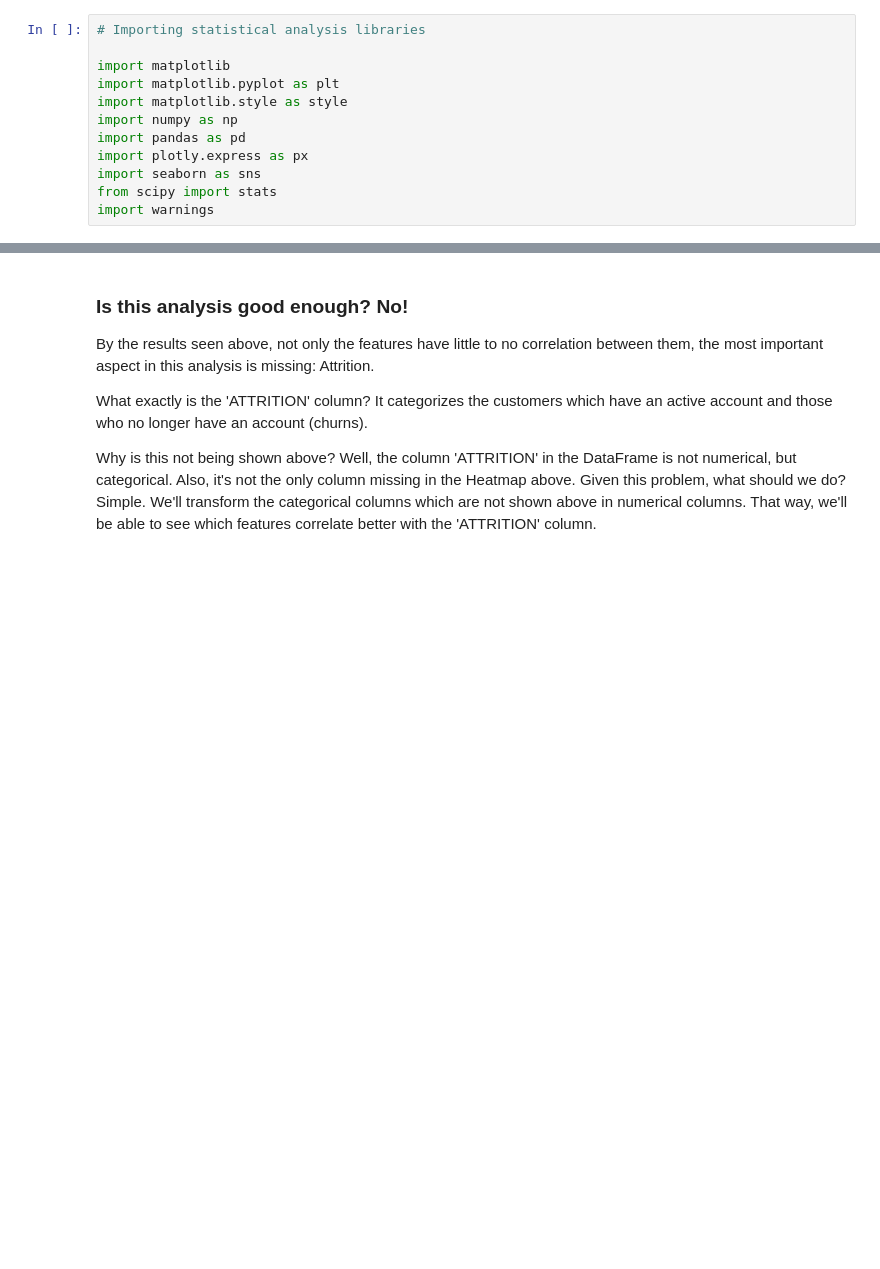
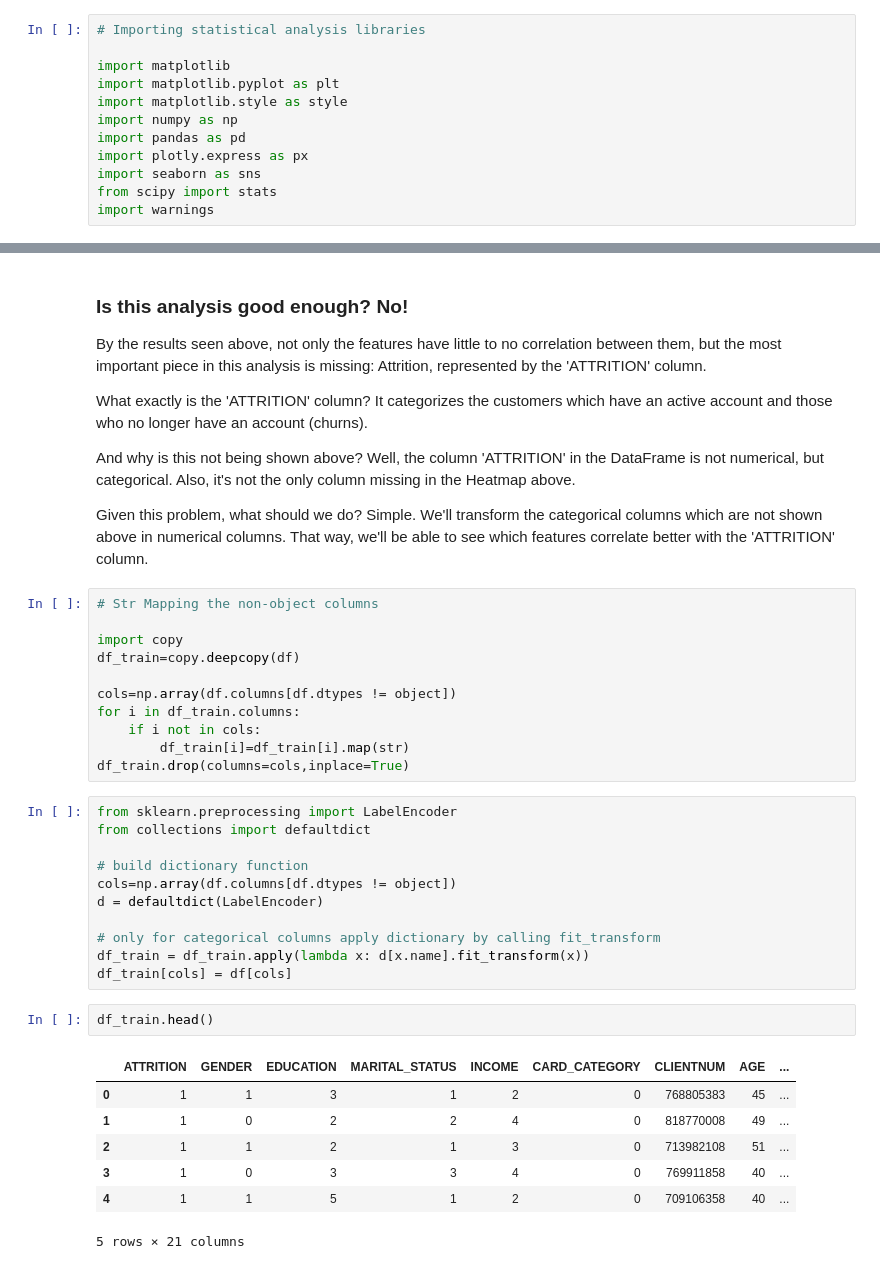
Before and after one commit to marcusvpv/Using-Python-to-analyze-Churning, a Jupyter notebook: Churn Analysis.ipynb, the cells around one changed output, grey strips where cells are left out. Cells and saved outputs as stored; diff of their text form; blank space fills up the shorter version.

```diff
--- a/Churn Analysis.ipynb
+++ b/Churn Analysis.ipynb
@@ -153,9 +158,42 @@ plt.title("Features of data set", fontsize = 10);
 [figure]
 # %% [markdown]
 ### Is this analysis good enough? No!
-By the results seen above, not only the features have little to no correlation between them, the most important aspect in this analysis is missing: Attrition.
+By the results seen above, not only the features have little to no correlation between them, but the most important piece in this analysis is missing: Attrition, represented by the 'ATTRITION' column.
 
 What exactly is the 'ATTRITION' column? It categorizes the customers which have an active account and those who no longer have an account (churns).
 
-Why is this not being shown above? Well, the column 'ATTRITION' in the DataFrame is not numerical, but categorical. Also, it's not the only column missing in the Heatmap above.
+And why is this not being shown above? Well, the column 'ATTRITION' in the DataFrame is not numerical, but categorical. Also, it's not the only column missing in the Heatmap above.
+
 Given this problem, what should we do? Simple. We'll transform the categorical columns which are not shown above in numerical columns. That way, we'll be able to see which features correlate better with the 'ATTRITION' column.
+# %%
+# Str Mapping the non-object columns
+
+import copy
+df_train=copy.deepcopy(df)
+
+cols=np.array(df.columns[df.dtypes != object])
+for i in df_train.columns:
+    if i not in cols:
+        df_train[i]=df_train[i].map(str)
+df_train.drop(columns=cols,inplace=True)
+# %%
+from sklearn.preprocessing import LabelEncoder
+from collections import defaultdict
+
+# build dictionary function
+cols=np.array(df.columns[df.dtypes != object])
+d = defaultdict(LabelEncoder)
+
+# only for categorical columns apply dictionary by calling fit_transform
+df_train = df_train.apply(lambda x: d[x.name].fit_transform(x))
+df_train[cols] = df[cols]
+# %%
+df_train.head()
+# %% [output]
+|  | ATTRITION | GENDER | EDUCATION | MARITAL_STATUS | INCOME | CARD_CATEGORY | CLIENTNUM | AGE | ... |
+| 0 | 1 | 1 | 3 | 1 | 2 | 0 | 768805383 | 45 | ... |
+| 1 | 1 | 0 | 2 | 2 | 4 | 0 | 818770008 | 49 | ... |
+| 2 | 1 | 1 | 2 | 1 | 3 | 0 | 713982108 | 51 | ... |
+| 3 | 1 | 0 | 3 | 3 | 4 | 0 | 769911858 | 40 | ... |
+| 4 | 1 | 1 | 5 | 1 | 2 | 0 | 709106358 | 40 | ... |
+5 rows × 21 columns
```
Also changed, not shown: parts of 6 cells of this notebook.
